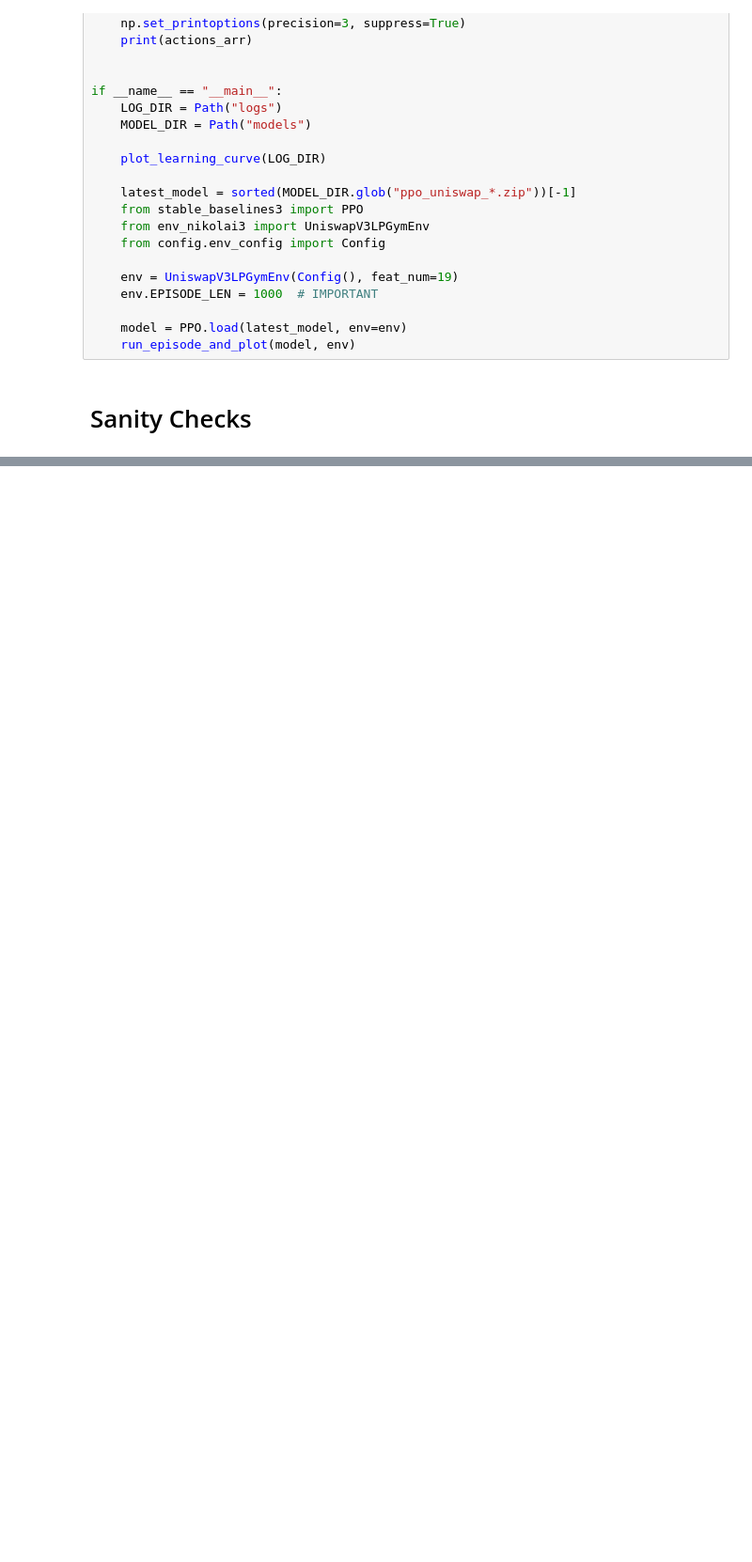
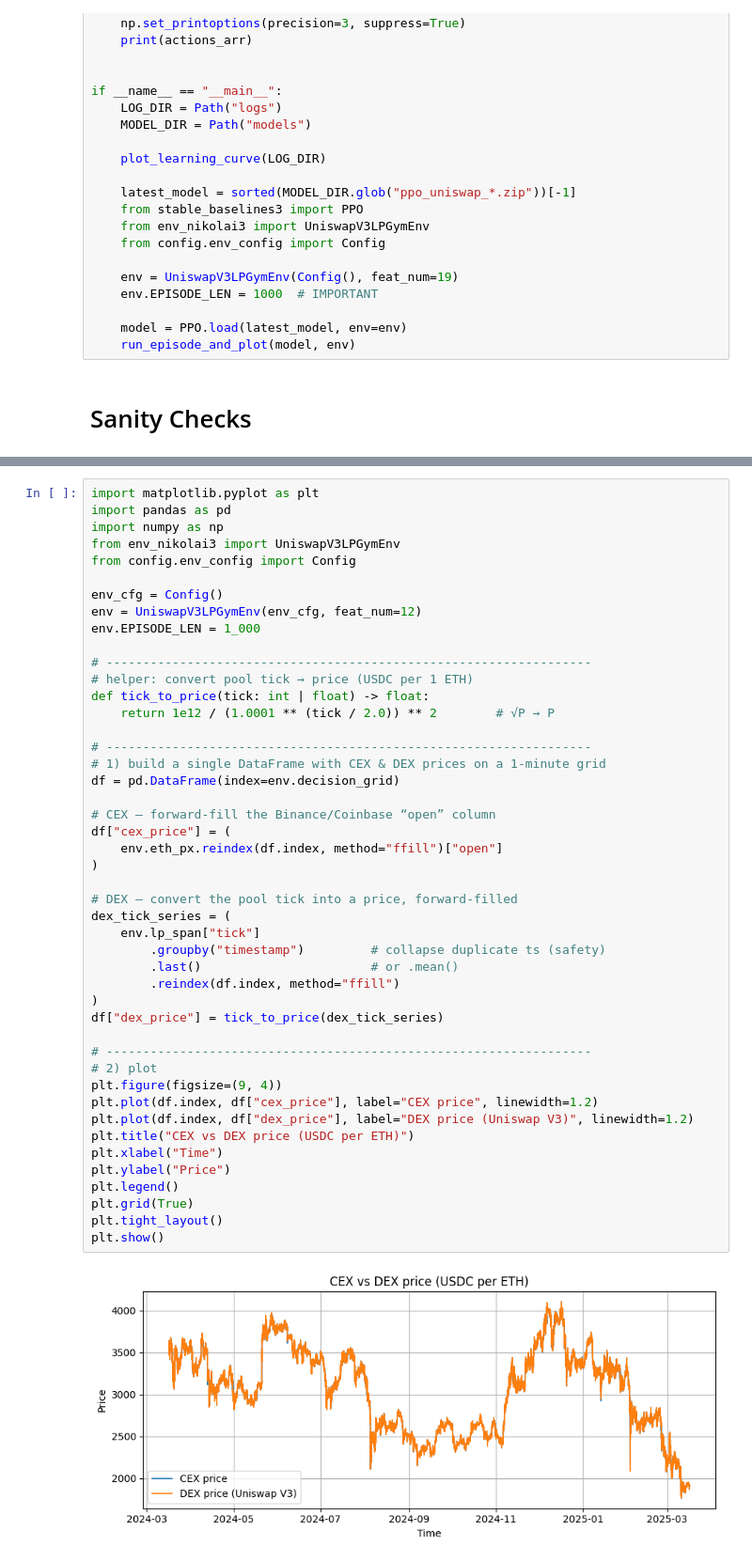
Before and after one commit to anejrozman/Machine-learning-finance-and-complex-systems, a Jupyter notebook: RL_experiment.ipynb, the cells around one changed output, grey strips where cells are left out. Shown at 94% size. Drawn from its saved outputs; the diff is of its cells as text; blank space fills up the shorter version.

```diff
--- a/RL_experiment.ipynb
+++ b/RL_experiment.ipynb
@@ -348,0 +350,48 @@ plt.show()
+# %%
+import matplotlib.pyplot as plt
+import pandas as pd
+import numpy as np
+from env_nikolai3 import UniswapV3LPGymEnv
+from config.env_config import Config
+
+env_cfg = Config()
+env = UniswapV3LPGymEnv(env_cfg, feat_num=12)
+env.EPISODE_LEN = 1_000
+
+# ------------------------------------------------------------------
+# helper: convert pool tick → price (USDC per 1 ETH)
+def tick_to_price(tick: int | float) -> float:
+    return 1e12 / (1.0001 ** (tick / 2.0)) ** 2        # √P → P
+
+# ------------------------------------------------------------------
+# 1) build a single DataFrame with CEX & DEX prices on a 1-minute grid
+df = pd.DataFrame(index=env.decision_grid)
+
+# CEX – forward-fill the Binance/Coinbase “open” column
+df["cex_price"] = (
+    env.eth_px.reindex(df.index, method="ffill")["open"]
+)
+
+# DEX – convert the pool tick into a price, forward-filled
+dex_tick_series = (
+    env.lp_span["tick"]
+        .groupby("timestamp")         # collapse duplicate ts (safety)
+        .last()                       # or .mean()
+        .reindex(df.index, method="ffill")
+)
+df["dex_price"] = tick_to_price(dex_tick_series)
+
+# ------------------------------------------------------------------
+# 2) plot
+plt.figure(figsize=(9, 4))
+plt.plot(df.index, df["cex_price"], label="CEX price", linewidth=1.2)
+plt.plot(df.index, df["dex_price"], label="DEX price (Uniswap V3)", linewidth=1.2)
+plt.title("CEX vs DEX price (USDC per ETH)")
+plt.xlabel("Time")
+plt.ylabel("Price")
+plt.legend()
+plt.grid(True)
+plt.tight_layout()
+plt.show()
+# %% [output]
+[figure, added]
```
Also changed, not shown: parts of 2 cells of this notebook.
